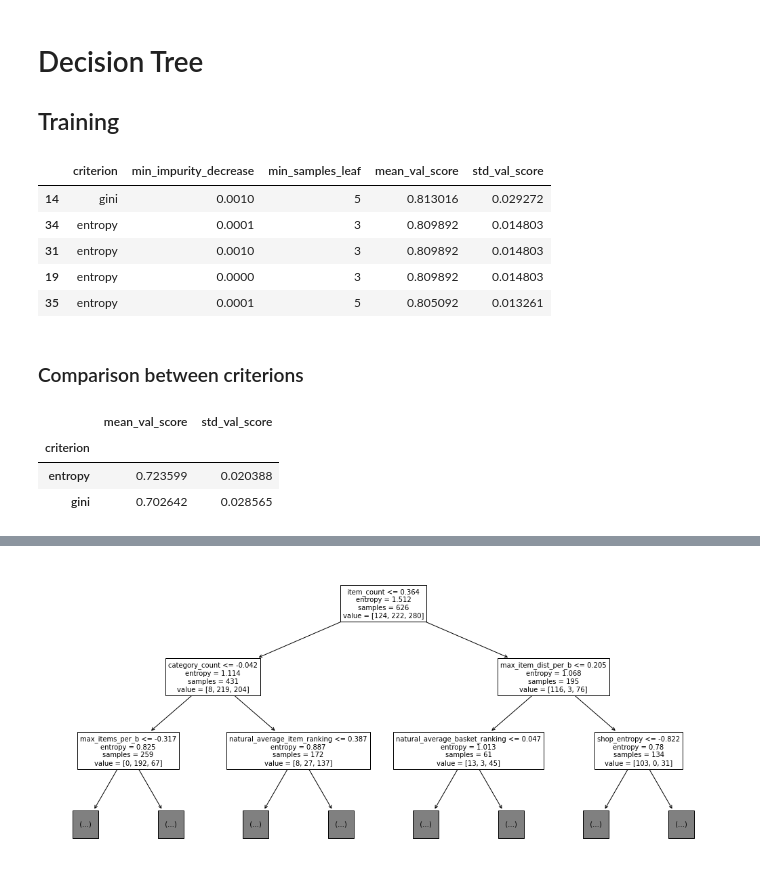
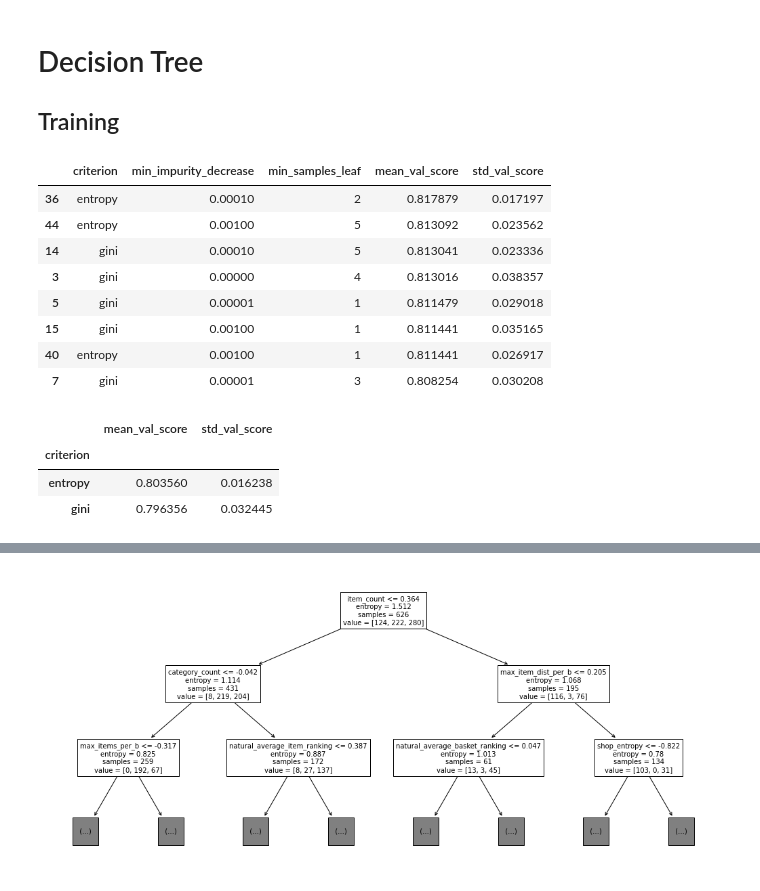
Before and after one commit to frankpietro/dm-project, a Jupyter notebook: DM_DonatiFrancaviglia_TASK3/decision_tree.ipynb, the cells around one changed output, grey strips where cells are left out. Cells and saved outputs as stored; diff of their text form; code cells hidden in the pictures.

```diff
--- a/DM_DonatiFrancaviglia_TASK3/decision_tree.ipynb
+++ b/DM_DonatiFrancaviglia_TASK3/decision_tree.ipynb
@@ -21,41 +21,41 @@ with open(f'{PICKLE_FOLDER}{TRAIN}{Y}.pkl', 'rb') as f:
 # %%
 # parameters dictionary for Decision Tree grid search
 param_d = {
     CRT: ['gini', 'entropy'],
-    MID: [0, 1, 1e-1, 1e-2, 1e-3, 1e-4],
-    MSL: [1, 3, 5]
+    MID: [0, 1e-5, 1e-4, 1e-3, 1e-2],
+    MSL: range(1, 6)
 }
 # iteration on parameters to collect results
-combinations = itertools.product(*[param_d[key] for key in sorted(param_d)])
+grid = itertools.product(*[param_d[key] for key in sorted(param_d)])
 results = []
-for criterion, min_impurity_decrease, min_samples_leaf in combinations:
+for criterion, min_impurity_decrease, min_samples_leaf in grid:
     model = tree.DecisionTreeClassifier(
         criterion=criterion,
         min_impurity_decrease=min_impurity_decrease,
-        min_samples_leaf=min_samples_leaf,
-        random_state=0
+        min_samples_leaf=min_samples_leaf
     )
     mean_val_score, std_val_score = cross_validation_summary(model, train_x.values, train_y.values)
     res = criterion, min_impurity_decrease, min_samples_leaf, mean_val_score, std_val_score
     results.append(res)
 
 # print top 5 combination results
-decision_tree_results_df = pd.DataFrame(results,columns= sorted(param_d)+[MVS,SVS])
+results_df = pd.DataFrame(results, columns=sorted(param_d) + [MVS, SVS])
 
-decision_tree_results_df.sort_values(MVS, ascending=False).head(5)
+results_df.sort_values(MVS, ascending=False).head(8)
 # %% [output]
 |  | criterion | min_impurity_decrease | min_samples_leaf | mean_val_score | std_val_score |
-| 14 | gini | 0.0010 | 5 | 0.813016 | 0.029272 |
-| 34 | entropy | 0.0001 | 3 | 0.809892 | 0.014803 |
-| 31 | entropy | 0.0010 | 3 | 0.809892 | 0.014803 |
-| 19 | entropy | 0.0000 | 3 | 0.809892 | 0.014803 |
-| 35 | entropy | 0.0001 | 5 | 0.805092 | 0.013261 |
+| 36 | entropy | 0.00010 | 2 | 0.817879 | 0.017197 |
+| 44 | entropy | 0.00100 | 5 | 0.813092 | 0.023562 |
+| 14 | gini | 0.00010 | 5 | 0.813041 | 0.023336 |
+| 3 | gini | 0.00000 | 4 | 0.813016 | 0.038357 |
+| 5 | gini | 0.00001 | 1 | 0.811479 | 0.029018 |
+| 15 | gini | 0.00100 | 1 | 0.811441 | 0.035165 |
+| 40 | entropy | 0.00100 | 1 | 0.811441 | 0.026917 |
+| 7 | gini | 0.00001 | 3 | 0.808254 | 0.030208 |
-# %% [markdown]
-### Comparison between criterions
 # %%
-decision_tree_results_df.groupby(CRT)[[MVS, SVS]].mean()
+results_df.groupby(CRT)[[MVS, SVS]].mean().sort_values(MVS, ascending=False)
 # %% [output]
 |  | mean_val_score | std_val_score |
 | criterion |  |  |
-| entropy | 0.723599 | 0.020388 |
-| gini | 0.702642 | 0.028565 |
+| entropy | 0.803560 | 0.016238 |
+| gini | 0.796356 | 0.032445 |
```
Also changed, not shown: parts of 6 cells of this notebook, 4 other files.
